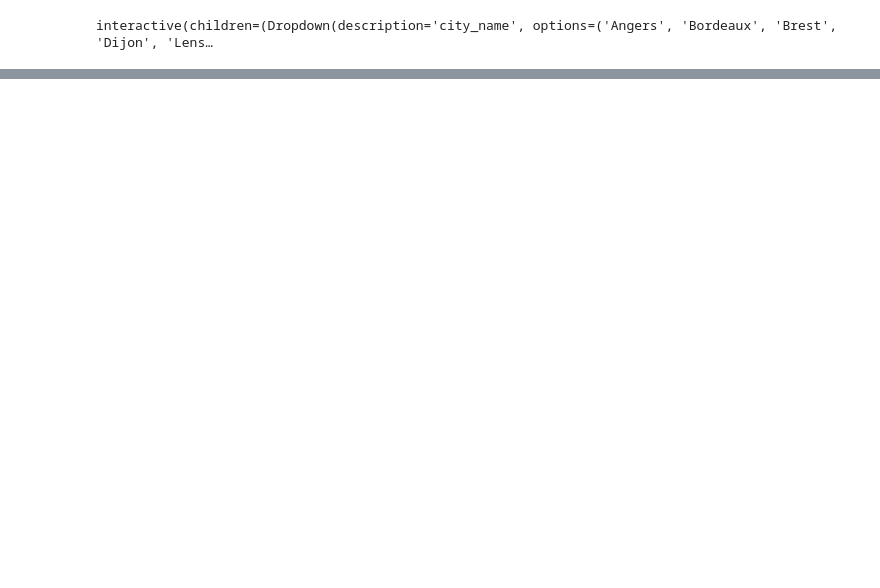
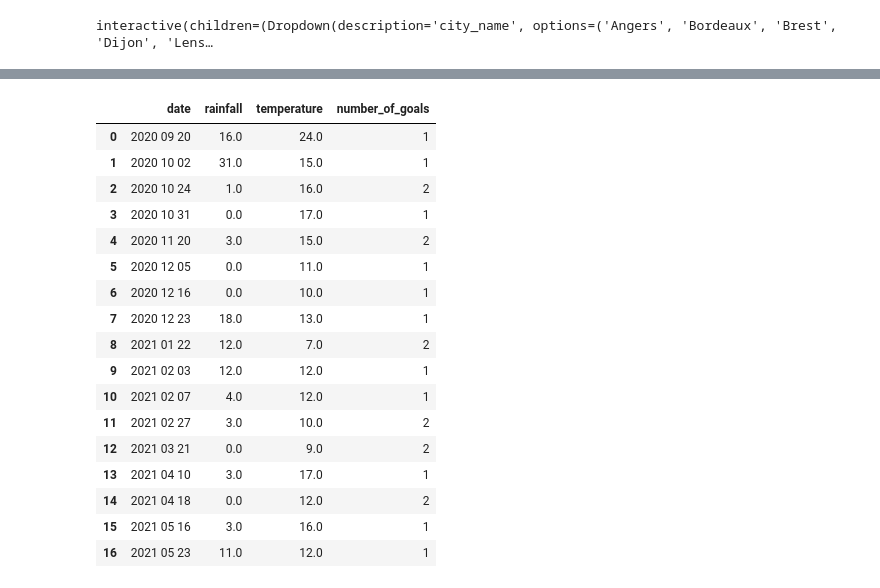
Before and after one commit to Adriengith/football_scraping, a Jupyter notebook: viz_predictions.ipynb, the cells around one changed output, grey strips where cells are left out. Drawn from its saved outputs; the diff is of its cells as text; code cells hidden in the pictures; blank space fills up the shorter version.

```diff
--- a/viz_predictions.ipynb
+++ b/viz_predictions.ipynb
@@ -218,6 +218,6 @@ interactive(children=(Dropdown(description='player_name', options=('S.Mandanda',
 # %%
 player = f.widget.out.outputs[0]['data']['text/plain'].replace("'", "")
-df_players_and_goals = pd.read_sql(f"""SELECT date, rainfall, temperature
+df_players_and_goals = pd.read_sql(f"""SELECT date, rainfall, temperature, COUNT(*) AS number_of_goals
                                         FROM goals
                                         JOIN matches
                                         ON matches.id = goals.match_id
@@ -227,6 +227,27 @@ df_players_and_goals = pd.read_sql(f"""SELECT date, rainfall, temperature
                                         AND rainfall!= 99999
                                         GROUP BY date
                                         ;""", connexion)
+# %%
+df_players_and_goals
+# %% [output]
+|  | date | rainfall | temperature | number_of_goals |
+| 0 | 2020 09 20 | 16.0 | 24.0 | 1 |
+| 1 | 2020 10 02 | 31.0 | 15.0 | 1 |
+| 2 | 2020 10 24 | 1.0 | 16.0 | 2 |
+| 3 | 2020 10 31 | 0.0 | 17.0 | 1 |
+| 4 | 2020 11 20 | 3.0 | 15.0 | 2 |
+| 5 | 2020 12 05 | 0.0 | 11.0 | 1 |
+| 6 | 2020 12 16 | 0.0 | 10.0 | 1 |
+| 7 | 2020 12 23 | 18.0 | 13.0 | 1 |
+| 8 | 2021 01 22 | 12.0 | 7.0 | 2 |
+| 9 | 2021 02 03 | 12.0 | 12.0 | 1 |
+| 10 | 2021 02 07 | 4.0 | 12.0 | 1 |
+| 11 | 2021 02 27 | 3.0 | 10.0 | 2 |
+| 12 | 2021 03 21 | 0.0 | 9.0 | 2 |
+| 13 | 2021 04 10 | 3.0 | 17.0 | 1 |
+| 14 | 2021 04 18 | 0.0 | 12.0 | 2 |
+| 15 | 2021 05 16 | 3.0 | 16.0 | 1 |
+| 16 | 2021 05 23 | 11.0 | 12.0 | 1 |
 # %%
 # Create figure with secondary y-axis
 fig = make_subplots(specs=[[{"secondary_y": True}]])
```
Also changed, not shown: parts of 2 cells of this notebook.
